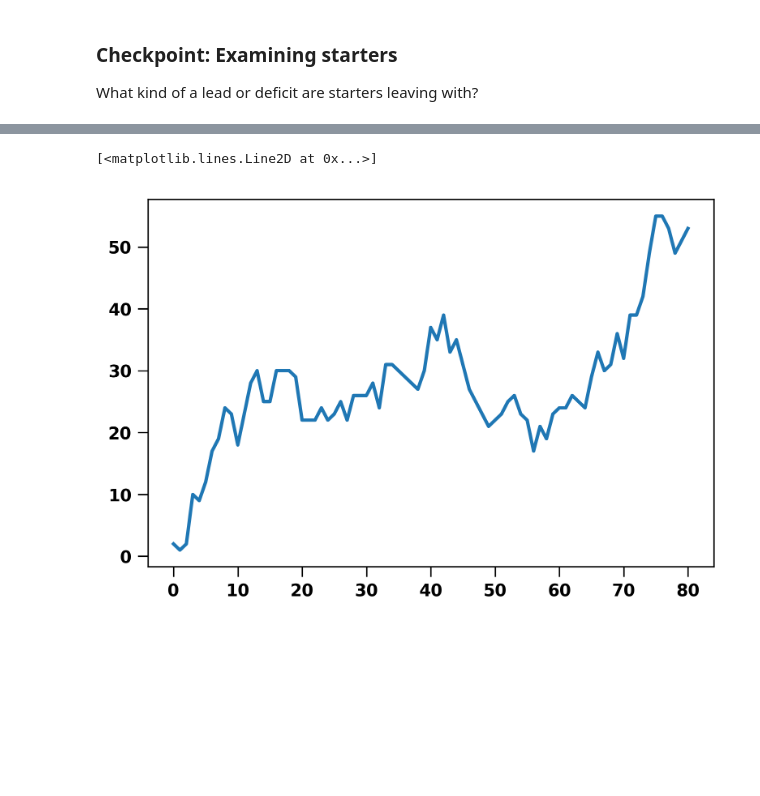
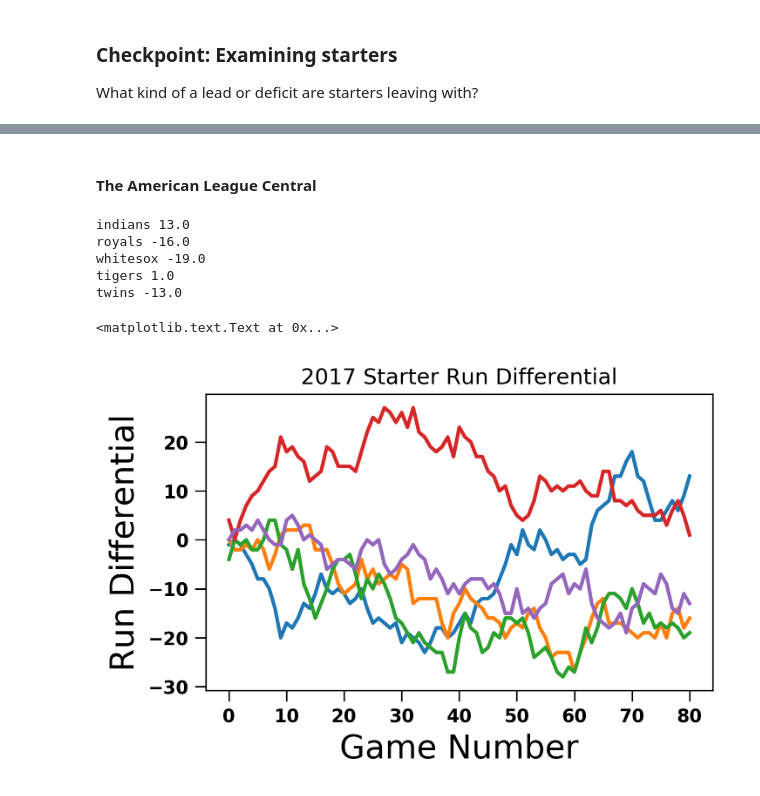
Before and after one commit to fantasy-toolz/2017-MLB-Analysis, a Jupyter notebook: league_notebooks/Matchup-Analysis.ipynb, the cells around one changed output, grey strips where cells are left out. Saved outputs shown, nothing was run; the diff lists cells and outputs as text; code cells hidden in the pictures; blank space fills up the shorter version.

```diff
--- a/league_notebooks/Matchup-Analysis.ipynb
+++ b/league_notebooks/Matchup-Analysis.ipynb
@@ -102,7 +86,17 @@ yankees
 # %%
 
+rdiff = {}
 for inteam in teams:
 
-    print '{0:<12s} {1:>6.1f}'.format(\
-     inteam,np.sum(Schedule[inteam]['HomeRuns'].astype(float) - Schedule[inteam]['OppRuns'].astype(float)))
+    rdiff[inteam] = np.sum(Schedule[inteam]['HomeRuns'].astype(float) - Schedule[inteam]['OppRuns'].astype(float))
+
+import operator
+sorted_x = sorted(rdiff.items(), key=operator.itemgetter(1))
+
+print
+
+
+for tupl in sorted_x[::-1]:
+
+    print '{0:<12s} {1:>6.1f}'.format(tupl[0],tupl[1])
 # %% [output]
@@ -268,5 +297,22 @@ Game number:  81 Derek Holland 4.0
-# %%
-plt.plot(np.cumsum(starter_off-starter_def))
-# %% [output]
-[<matplotlib.lines.Line2D at 0x...>]
-[figure, removed]
+# %% [markdown]
+#### The American League Central
+# %%
+plt.figure(figsize=(5,3))
+
+
+for inteam in teams2:
+
+    print inteam,np.cumsum(starter_off[inteam]-starter_def[inteam])[-1]
+    plt.plot(np.cumsum(starter_off[inteam]-starter_def[inteam]))
+
+plt.title('2017 Starter Run Differential')
+plt.xlabel('Game Number',size=18)
+plt.ylabel('Run Differential',size=18)
+# %% [output]
+indians 13.0
+royals -16.0
+whitesox -19.0
+tigers 1.0
+twins -13.0
+<matplotlib.text.Text at 0x...>
+[figure, added]
```
Also changed, not shown: parts of 6 cells of this notebook.
